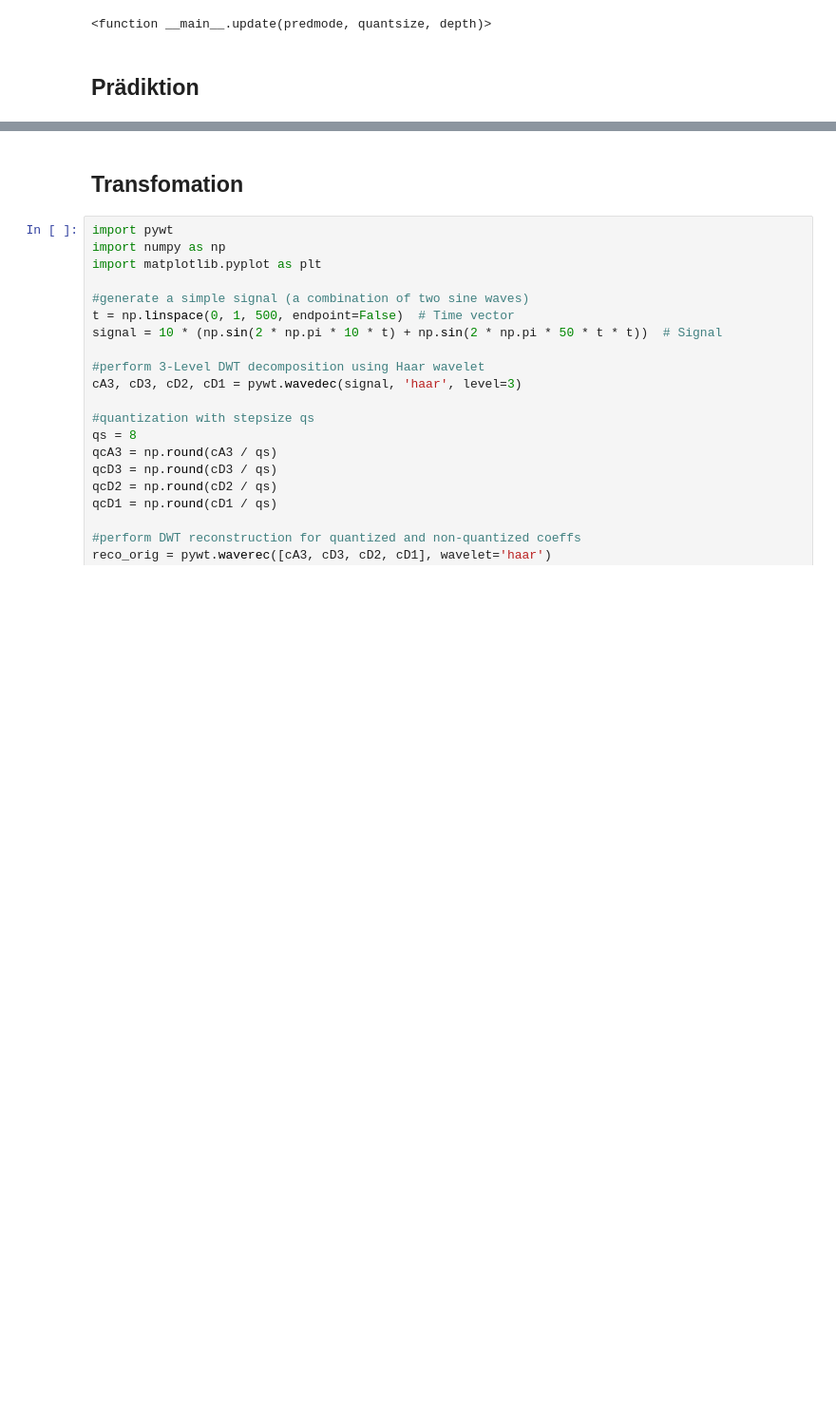
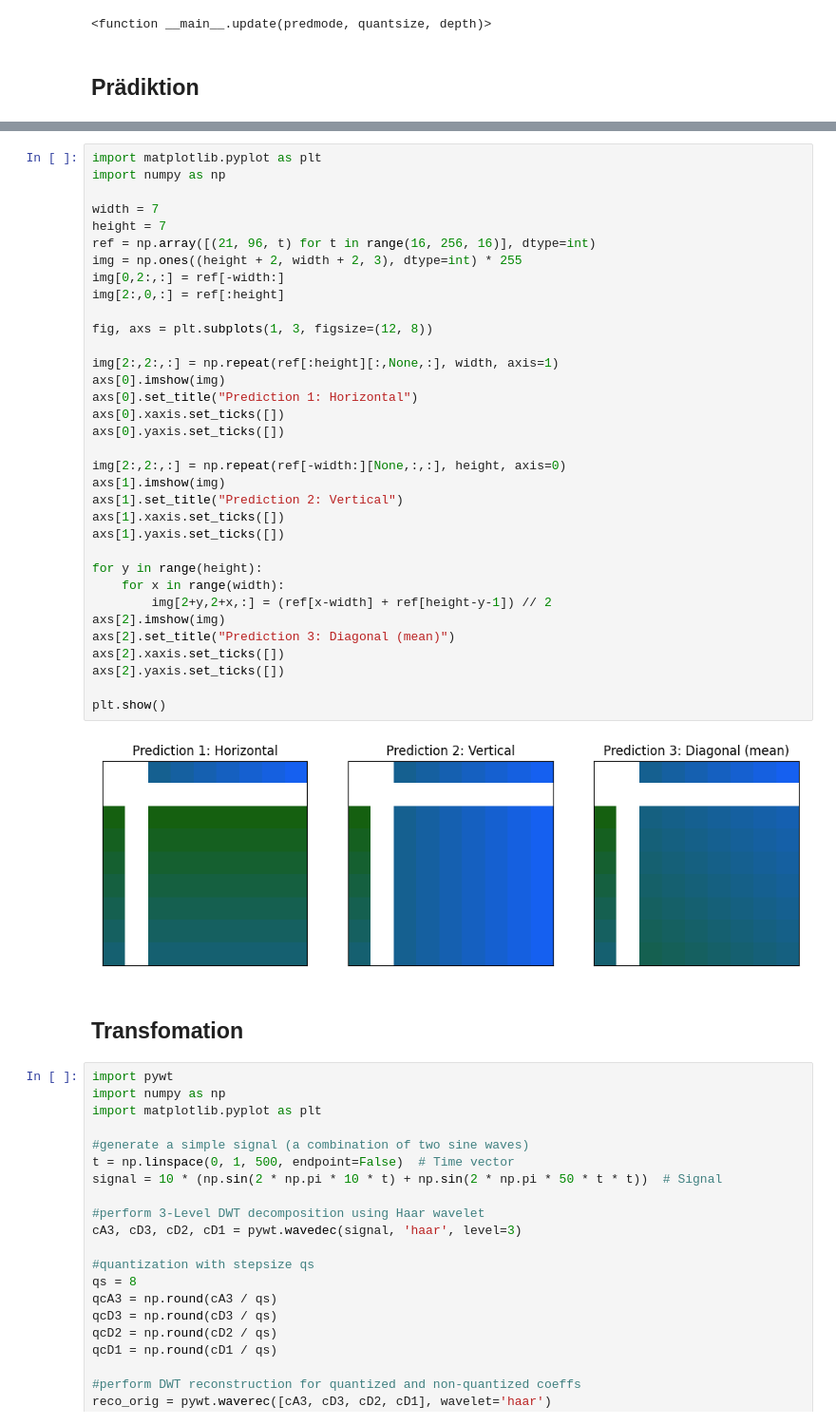
Before and after one commit to PaulKeydel/wavelet_2d_demo, a Jupyter notebook: visualize_nb.ipynb, the cells around one changed output, grey strips where cells are left out. Shown at 95% size. Cells and saved outputs as stored; diff of their text form; blank space fills up the shorter version.

```diff
--- a/visualize_nb.ipynb
+++ b/visualize_nb.ipynb
@@ -32,3 +28,39 @@ interactive(children=(IntSlider(value=4, description='predmode', max=4), IntSlid
+# %%
+import matplotlib.pyplot as plt
+import numpy as np
+
+width = 7
+height = 7
+ref = np.array([(21, 96, t) for t in range(16, 256, 16)], dtype=int)
+img = np.ones((height + 2, width + 2, 3), dtype=int) * 255
+img[0,2:,:] = ref[-width:]
+img[2:,0,:] = ref[:height]
+
+fig, axs = plt.subplots(1, 3, figsize=(12, 8))
+
+img[2:,2:,:] = np.repeat(ref[:height][:,None,:], width, axis=1)
+axs[0].imshow(img)
+axs[0].set_title("Prediction 1: Horizontal")
+axs[0].xaxis.set_ticks([])
+axs[0].yaxis.set_ticks([])
+
+img[2:,2:,:] = np.repeat(ref[-width:][None,:,:], height, axis=0)
+axs[1].imshow(img)
+axs[1].set_title("Prediction 2: Vertical")
+axs[1].xaxis.set_ticks([])
+axs[1].yaxis.set_ticks([])
+
+for y in range(height):
+    for x in range(width):
+        img[2+y,2+x,:] = (ref[x-width] + ref[height-y-1]) // 2
+axs[2].imshow(img)
+axs[2].set_title("Prediction 3: Diagonal (mean)")
+axs[2].xaxis.set_ticks([])
+axs[2].yaxis.set_ticks([])
+
+plt.show()
+# %% [output]
+[figure, added]
 # %% [markdown]
 ## Transfomation
 # %%
```
Also changed, not shown: parts of 1 cell of this notebook.
